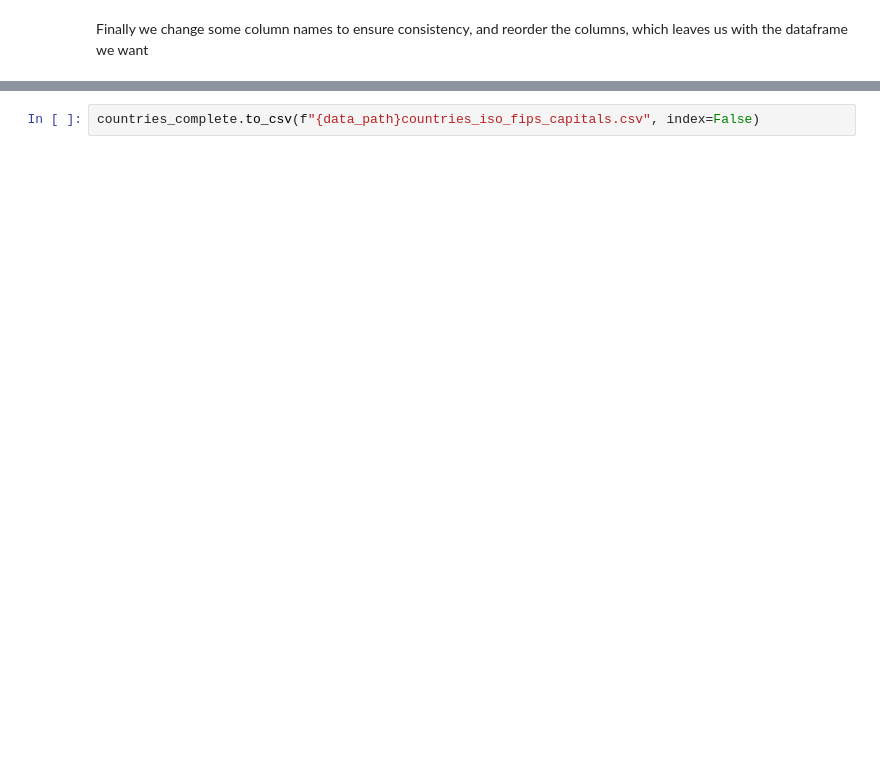
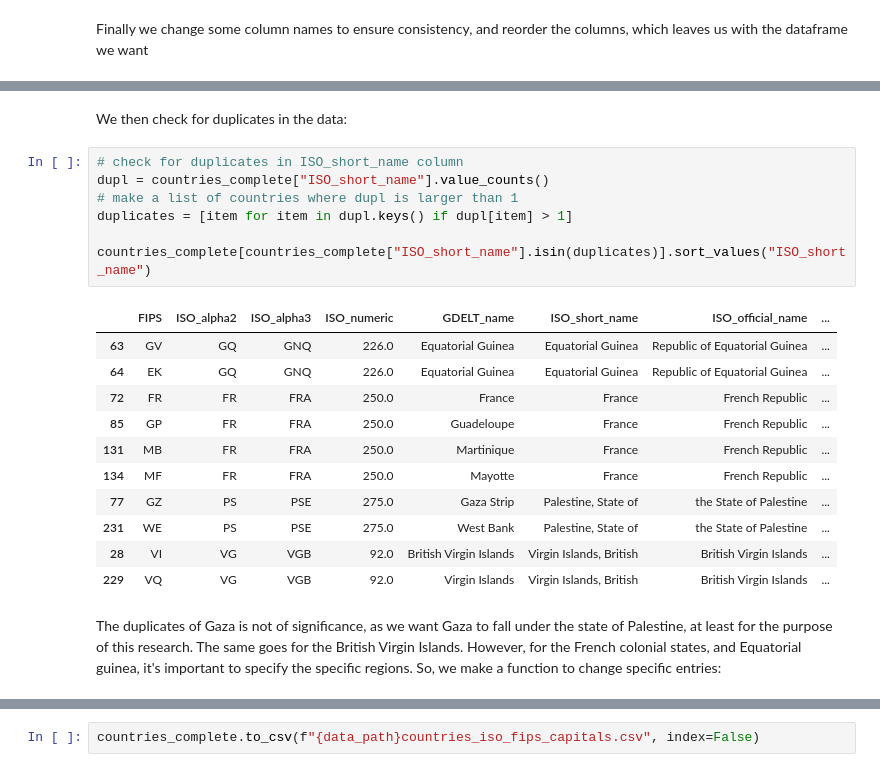
Before and after one commit to lboekestein/capstone, a Jupyter notebook: src/Auxiliaries/make_auxiliaries.ipynb, the cells around one changed output, grey strips where cells are left out. Saved outputs shown, nothing was run; the diff lists cells and outputs as text; blank space fills up the shorter version.

```diff
--- a/src/Auxiliaries/make_auxiliaries.ipynb
+++ b/src/Auxiliaries/make_auxiliaries.ipynb
@@ -281,0 +318,23 @@ Which we then save to another csv file:
+# %% [markdown]
+We then check for duplicates in the data:
+# %%
+# check for duplicates in ISO_short_name column
+dupl = countries_complete["ISO_short_name"].value_counts()
+# make a list of countries where dupl is larger than 1
+duplicates = [item for item in dupl.keys() if dupl[item] > 1]
+
+countries_complete[countries_complete["ISO_short_name"].isin(duplicates)].sort_values("ISO_short_name")
+# %% [output]
+|  | FIPS | ISO_alpha2 | ISO_alpha3 | ISO_numeric | GDELT_name | ISO_short_name | ISO_official_name | ... |
+| 63 | GV | GQ | GNQ | 226.0 | Equatorial Guinea | Equatorial Guinea | Republic of Equatorial Guinea | ... |
+| 64 | EK | GQ | GNQ | 226.0 | Equatorial Guinea | Equatorial Guinea | Republic of Equatorial Guinea | ... |
+| 72 | FR | FR | FRA | 250.0 | France | France | French Republic | ... |
+| 85 | GP | FR | FRA | 250.0 | Guadeloupe | France | French Republic | ... |
+| 131 | MB | FR | FRA | 250.0 | Martinique | France | French Republic | ... |
+| 134 | MF | FR | FRA | 250.0 | Mayotte | France | French Republic | ... |
+| 77 | GZ | PS | PSE | 275.0 | Gaza Strip | Palestine, State of | the State of Palestine | ... |
+| 231 | WE | PS | PSE | 275.0 | West Bank | Palestine, State of | the State of Palestine | ... |
+| 28 | VI | VG | VGB | 92.0 | British Virgin Islands | Virgin Islands, British | British Virgin Islands | ... |
+| 229 | VQ | VG | VGB | 92.0 | Virgin Islands | Virgin Islands, British | British Virgin Islands | ... |
+# %% [markdown]
+The duplicates of Gaza is not of significance, as we want Gaza to fall under the state of Palestine, at least for the purpose of this research. The same goes for the British Virgin Islands. However, for the French colonial states, and Equatorial guinea, it's important to specify the specific regions. So, we make a function to change specific entries:
```
Also changed, not shown: parts of 23 cells of this notebook, 3 other files.
